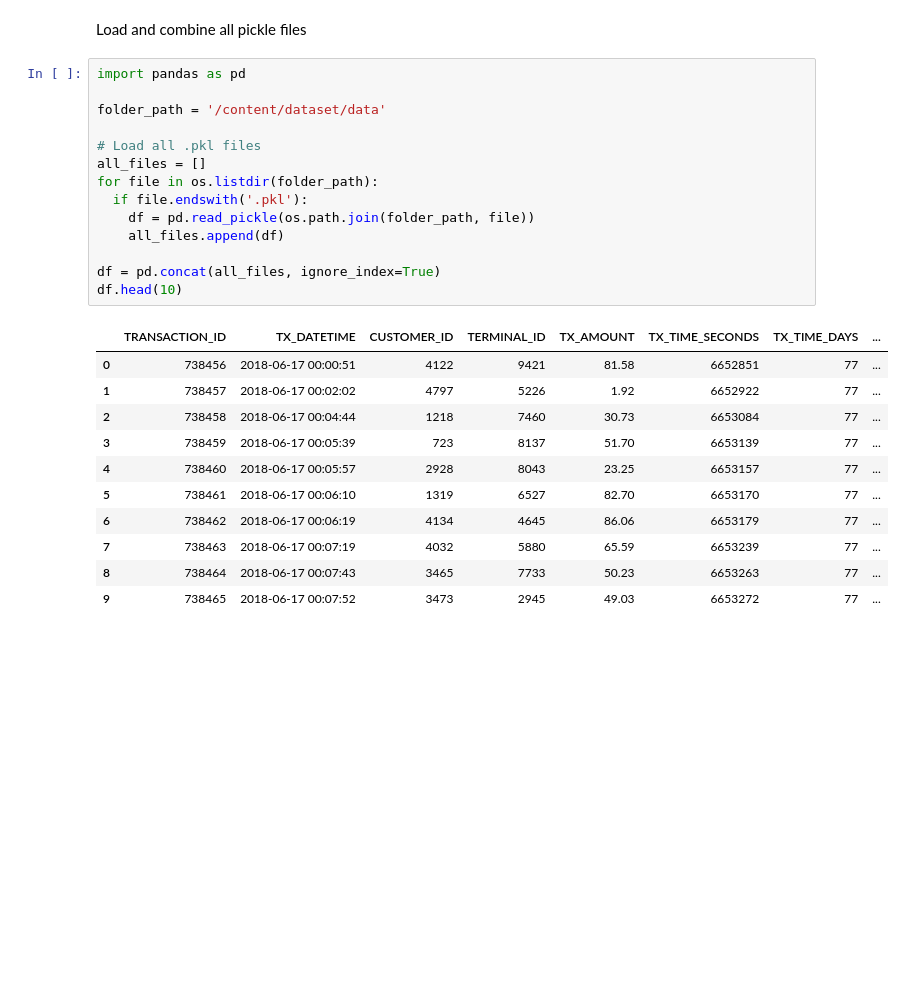
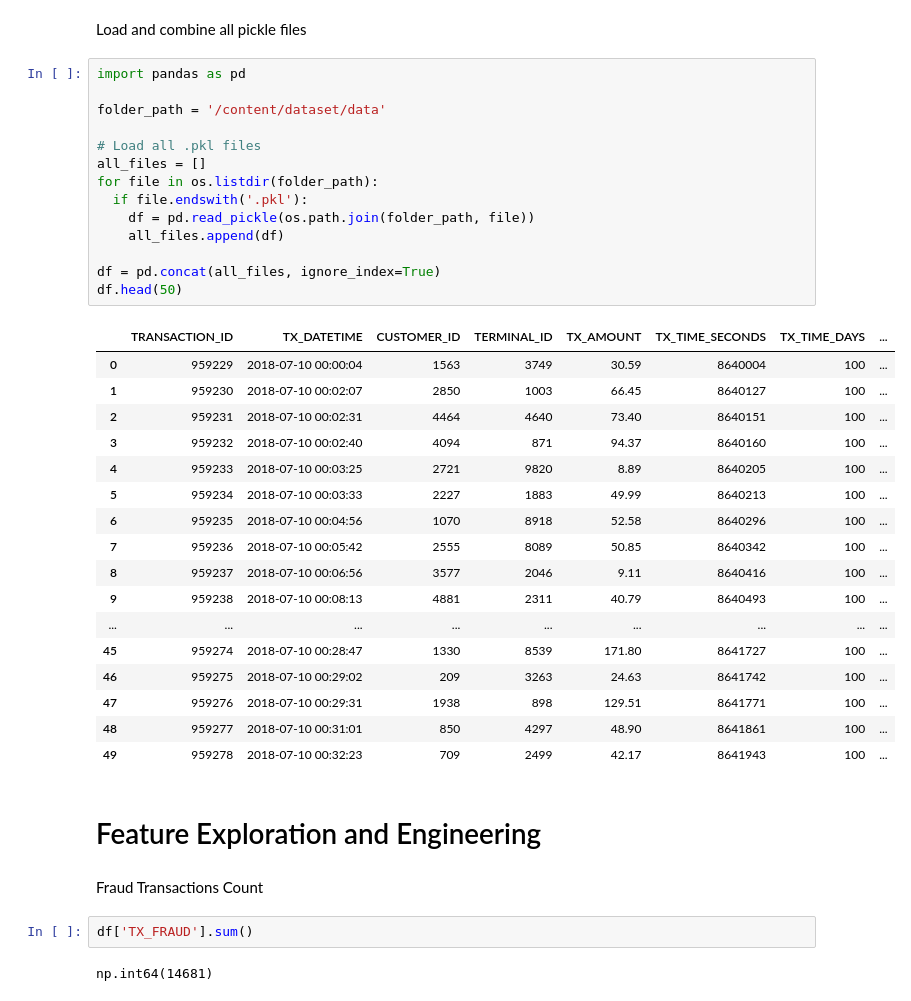
Before and after one commit to mariaR5/fraud-detection, a Jupyter notebook: fraud_detection_model.ipynb, the cells around one changed output. Drawn from its saved outputs; the diff is of its cells as text; blank space fills up the shorter version.

```diff
--- a/fraud_detection_model.ipynb
+++ b/fraud_detection_model.ipynb
@@ -42,26 +29,40 @@ Load and combine all pickle files
 # %%
 import pandas as pd
 
 folder_path = '/content/dataset/data'
 
 # Load all .pkl files
 all_files = []
 for file in os.listdir(folder_path):
   if file.endswith('.pkl'):
     df = pd.read_pickle(os.path.join(folder_path, file))
     all_files.append(df)
 
 df = pd.concat(all_files, ignore_index=True)
-df.head(10)
+df.head(50)
 # %% [output]
 |  | TRANSACTION_ID | TX_DATETIME | CUSTOMER_ID | TERMINAL_ID | TX_AMOUNT | TX_TIME_SECONDS | TX_TIME_DAYS | ... |
-| 0 | 738456 | 2018-06-17 00:00:51 | 4122 | 9421 | 81.58 | 6652851 | 77 | ... |
-| 1 | 738457 | 2018-06-17 00:02:02 | 4797 | 5226 | 1.92 | 6652922 | 77 | ... |
-| 2 | 738458 | 2018-06-17 00:04:44 | 1218 | 7460 | 30.73 | 6653084 | 77 | ... |
-| 3 | 738459 | 2018-06-17 00:05:39 | 723 | 8137 | 51.70 | 6653139 | 77 | ... |
-| 4 | 738460 | 2018-06-17 00:05:57 | 2928 | 8043 | 23.25 | 6653157 | 77 | ... |
-| 5 | 738461 | 2018-06-17 00:06:10 | 1319 | 6527 | 82.70 | 6653170 | 77 | ... |
-| 6 | 738462 | 2018-06-17 00:06:19 | 4134 | 4645 | 86.06 | 6653179 | 77 | ... |
-| 7 | 738463 | 2018-06-17 00:07:19 | 4032 | 5880 | 65.59 | 6653239 | 77 | ... |
-| 8 | 738464 | 2018-06-17 00:07:43 | 3465 | 7733 | 50.23 | 6653263 | 77 | ... |
-| 9 | 738465 | 2018-06-17 00:07:52 | 3473 | 2945 | 49.03 | 6653272 | 77 | ... |
+| 0 | 959229 | 2018-07-10 00:00:04 | 1563 | 3749 | 30.59 | 8640004 | 100 | ... |
+| 1 | 959230 | 2018-07-10 00:02:07 | 2850 | 1003 | 66.45 | 8640127 | 100 | ... |
+| 2 | 959231 | 2018-07-10 00:02:31 | 4464 | 4640 | 73.40 | 8640151 | 100 | ... |
+| 3 | 959232 | 2018-07-10 00:02:40 | 4094 | 871 | 94.37 | 8640160 | 100 | ... |
+| 4 | 959233 | 2018-07-10 00:03:25 | 2721 | 9820 | 8.89 | 8640205 | 100 | ... |
+| 5 | 959234 | 2018-07-10 00:03:33 | 2227 | 1883 | 49.99 | 8640213 | 100 | ... |
+| 6 | 959235 | 2018-07-10 00:04:56 | 1070 | 8918 | 52.58 | 8640296 | 100 | ... |
+| 7 | 959236 | 2018-07-10 00:05:42 | 2555 | 8089 | 50.85 | 8640342 | 100 | ... |
+| 8 | 959237 | 2018-07-10 00:06:56 | 3577 | 2046 | 9.11 | 8640416 | 100 | ... |
+| 9 | 959238 | 2018-07-10 00:08:13 | 4881 | 2311 | 40.79 | 8640493 | 100 | ... |
+| ... | ... | ... | ... | ... | ... | ... | ... | ... |
+| 45 | 959274 | 2018-07-10 00:28:47 | 1330 | 8539 | 171.80 | 8641727 | 100 | ... |
+| 46 | 959275 | 2018-07-10 00:29:02 | 209 | 3263 | 24.63 | 8641742 | 100 | ... |
+| 47 | 959276 | 2018-07-10 00:29:31 | 1938 | 898 | 129.51 | 8641771 | 100 | ... |
+| 48 | 959277 | 2018-07-10 00:31:01 | 850 | 4297 | 48.90 | 8641861 | 100 | ... |
+| 49 | 959278 | 2018-07-10 00:32:23 | 709 | 2499 | 42.17 | 8641943 | 100 | ... |
+# %% [markdown]
+# Feature Exploration and Engineering
+# %% [markdown]
+Fraud Transactions Count
+# %%
+df['TX_FRAUD'].sum()
+# %% [output]
+np.int64(14681)
```
Also changed, not shown: parts of 74 cells of this notebook.
